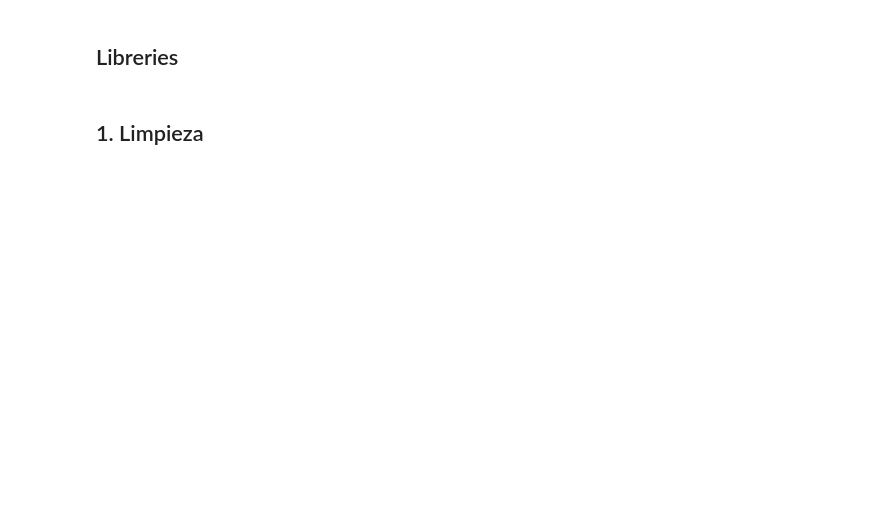
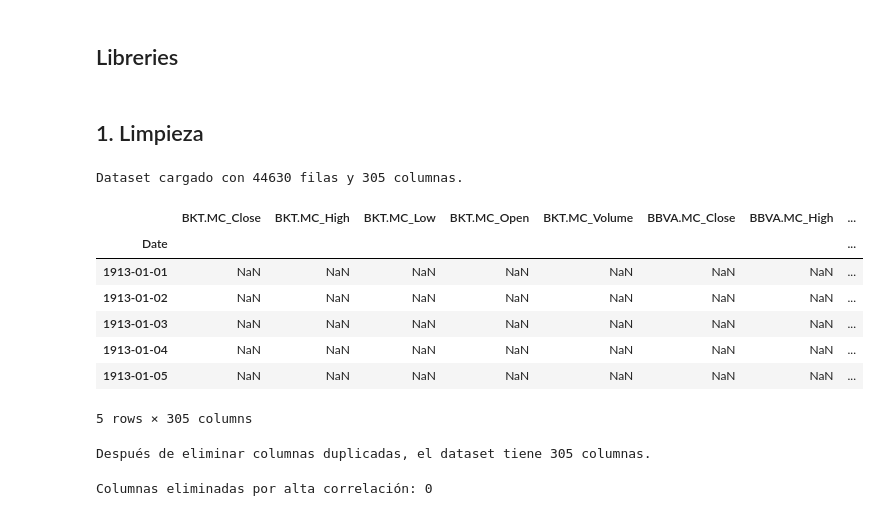
Before and after one commit to alejandromtnz/RNN-Prediccion_acciones, a Jupyter notebook: notebooks/validation/fase 6.ipynb, the cells around one changed output. Cells and saved outputs as stored; diff of their text form; code cells hidden in the pictures; blank space fills up the shorter version.

Commit message:
fase 6 completada

```diff
--- a/notebooks/validation/fase 6.ipynb
+++ b/notebooks/validation/fase 6.ipynb
@@ -119,43 +48,47 @@ Un dataset limpio, compacto y optimizado con unas **~60 variables finales**, que
 # %% [markdown]
 ## 1. Limpieza
 # %%
-# ============================
-# 🧹 FASE 6.1 — LIMPIEZA INICIAL (optimizada con NumPy)
-# ============================
-
-import pandas as pd
-import numpy as np
-from pathlib import Path
-
 # ============================
 # CONFIG
 # ============================
 DATA_PATH = Path("../../data/processed/data.csv.gz")
 
 # ============================
 # CARGA
 # ============================
-
 data = pd.read_csv(
     DATA_PATH,
     compression="gzip",
     parse_dates=["Date"],
-    index_col="Date",
-    dtype=float  # convierte todas las columnas a float directo
+    index_col="Date"
 )
 print(f"Dataset cargado con {data.shape[0]} filas y {data.shape[1]} columnas.")
 display(data.head())
 
 # ============================
-# 1️⃣ Conversión de tipos
+# 1️⃣ CONVERTIR SOLO COLUMNAS NUMÉRICAS
 # ============================
-for col in data.select_dtypes(include='object').columns:
+num_cols = data.select_dtypes(include=['int64','float64','object']).columns
+for col in num_cols:
     data[col] = pd.to_numeric(data[col], errors='coerce')
+# %% [output]
+Dataset cargado con 44630 filas y 305 columnas.
+|  | BKT.MC_Close | BKT.MC_High | BKT.MC_Low | BKT.MC_Open | BKT.MC_Volume | BBVA.MC_Close | BBVA.MC_High | ... |
+| Date |  |  |  |  |  |  |  | ... |
+| 1913-01-01 | NaN | NaN | NaN | NaN | NaN | NaN | NaN | ... |
+| 1913-01-02 | NaN | NaN | NaN | NaN | NaN | NaN | NaN | ... |
+| 1913-01-03 | NaN | NaN | NaN | NaN | NaN | NaN | NaN | ... |
+| 1913-01-04 | NaN | NaN | NaN | NaN | NaN | NaN | NaN | ... |
+| 1913-01-05 | NaN | NaN | NaN | NaN | NaN | NaN | NaN | ... |
+5 rows × 305 columns
 # %%
 # ============================
 # 2️⃣ Eliminación de columnas duplicadas exactas
 # ============================
 data = data.loc[:, ~data.columns.duplicated()]
+print(f"Después de eliminar columnas duplicadas, el dataset tiene {data.shape[1]} columnas.")
+# %% [output]
+Después de eliminar columnas duplicadas, el dataset tiene 305 columnas.
 # %%
 # ============================
 # 3️⃣ Eliminación de columnas altamente correlacionadas (>0.98) usando NumPy
@@ -173,6 +106,8 @@ print(f"Columnas eliminadas por alta correlación: {len(to_drop)}")
 
 # Eliminar columnas
 data = data.drop(columns=to_drop)
+# %% [output]
+Columnas eliminadas por alta correlación: 0
 # %%
 # ============================
 # 4️⃣ Comprobaciones finales
```
Also changed, not shown: parts of 12 cells of this notebook.
